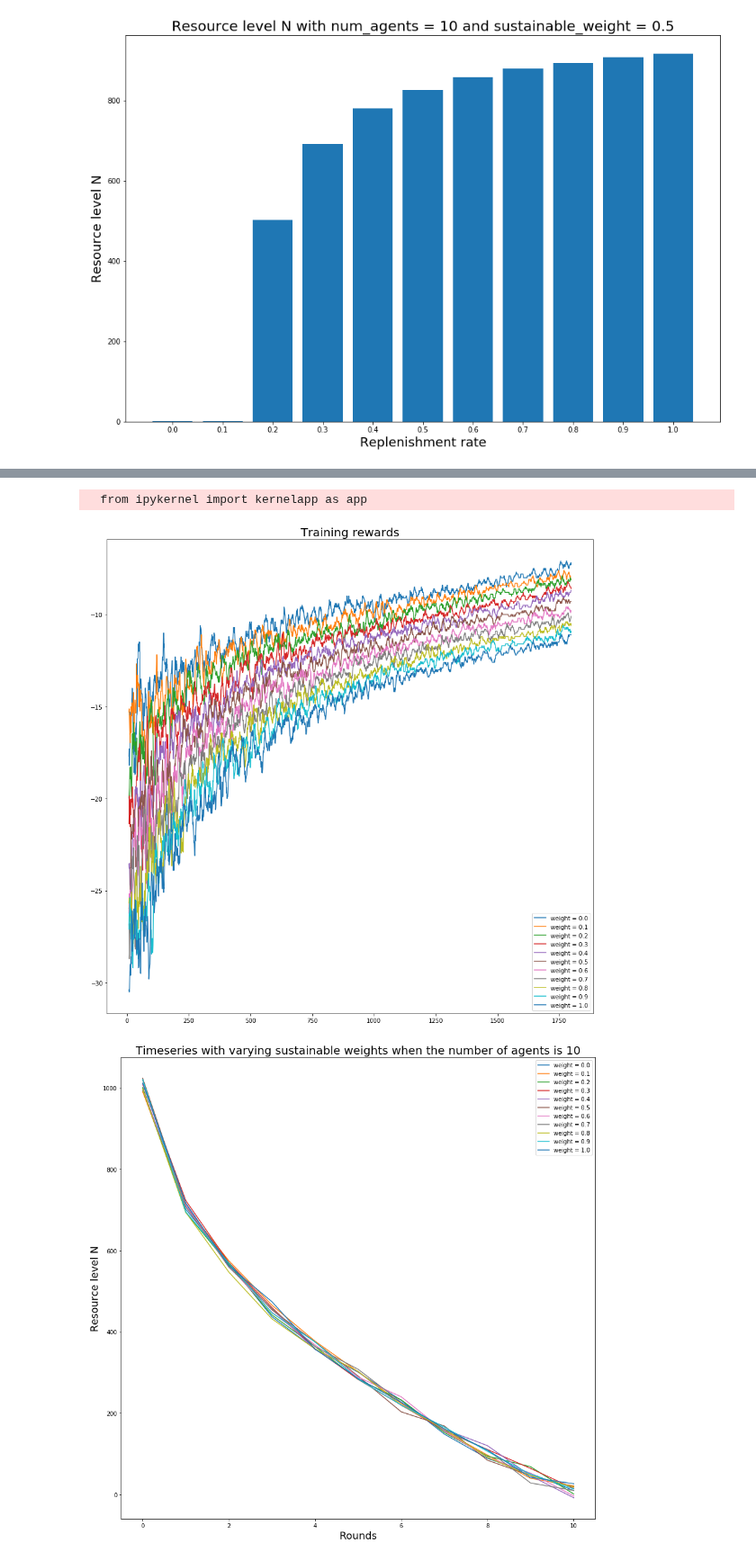
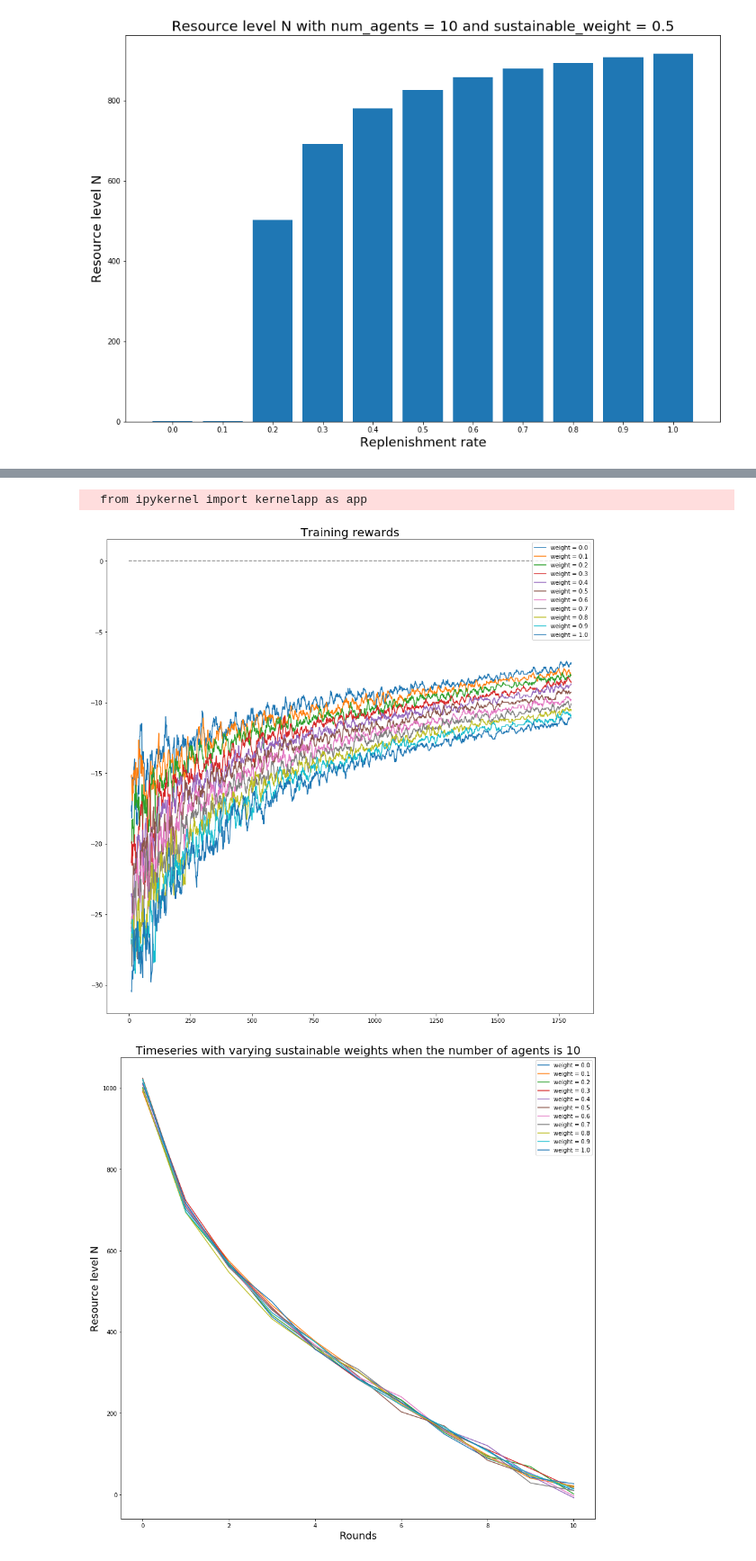
Before and after one commit to zhouker94/Multi-Agent-DRL, a Jupyter notebook: analysis.ipynb, the cells around one changed output, grey strips where cells are left out. Shown at 90% size. Cells and saved outputs as stored; diff of their text form; code cells hidden in the pictures.

Commit message:
finished ddpg

```diff
--- a/analysis.ipynb
+++ b/analysis.ipynb
@@ -161,6 +161,8 @@ for dir_name in model_list:
         plt.plot(df)
         legends.append('weight = ' + dir_name.split('_')[1])
 
+x = np.linspace(0.1, 2*np.pi, 10)
+plt.hlines(0, 0, 600, linestyle = "dashed", color='grey')
 plt.title("DDPG: average rewards over training", fontsize=20)
 plt.legend(legends)
 plt.show()
@@ -168,0 +194,28 @@ plt.show()
+# %%
+log_dir = "log/agent_model/"
+model_list = sorted(os.listdir(log_dir))
+
+df = pd.DataFrame(index=["agent_" + str(i) for i in range(10)])
+
+for dir_name in model_list:
+    if dir_name.split('_')[2] == '10':
+        weight = dir_name.split('_')[1]
+
+        file_name = log_dir + dir_name + '/' + 'ddpg_test_assets.txt'
+        ast = pd.read_csv(file_name, header=None)
+        ast.columns = [weight]
+        ast.index = ["agent_" + str(i) for i in range(10)]
+        df[weight] = ast[weight]
+
+X_plot = np.linspace(0.0, 1.0, 11)
+Y_plot = np.arange(1, 11)
+X_plot,Y_plot = np.meshgrid(X_plot,Y_plot)
+Z_plot = df
+fig=plt.figure(figsize=(20,15))
+ax = fig.gca(projection='3d')
+ax.set_ylabel('Agents', fontsize=18)
+ax.set_xlabel('Sustainable weight', fontsize=18)
+ax.set_zlabel('Asset Level', fontsize=18)
+surf = ax.plot_surface(X_plot, Y_plot, Z_plot, rstride=1,cstride=1,cmap=cm.coolwarm,alpha=0.7)
+fig.colorbar(surf, shrink=0.5, aspect=5)
+plt.show()
@@ -168,0 +235,11 @@ plt.show()
+# %%
+re_level = np.zeros((11, 10), dtype=int)
+
+for index1, weight in enumerate(np.linspace(0.0, 1.0, 11)):
+    for index2, n in enumerate(range(1, 11)):
+        # print("{0:.1f}".format(weight), str(n))
+        re_level[index1][index2] = int(results_dict["{0:.1f}".format(weight)][str(n)])
+
+
+df = pd.DataFrame(data=re_level, index=np.linspace(0.0, 1.0, 11,dtype=np.float64), columns=range(1, 11))
+df.index = df.index.map(lambda x:"{0:.1f}".format(x))
@@ -169,28 +258,29 @@ plt.show()
 # %%
 log_dir = "log/agent_model/"
 model_list = sorted(os.listdir(log_dir))
 
 fig = plt.figure(num=None, figsize=(15, 15))
 
 legends = []
 for dir_name in model_list:
     if dir_name.split('_')[2] == '10':
         file_name = log_dir + dir_name + '/' + 'dqn_avg_score.txt'
         try:
             df = pd.read_csv(file_name, header=None)
         except:
             break
         df.columns = ["r"]
         df = pd.rolling_mean(df, 10)
         plt.plot(df)
         legends.append('weight = ' + dir_name.split('_')[1])
 
 plt.title("Training rewards", fontsize=20)
 plt.legend(legends)
+plt.hlines(0, 0, 1750, linestyle = "dashed", color='grey')
 plt.show()
 # %% [output]
   from ipykernel import kernelapp as app
-[figure, old version]
+[figure, new version]
 # %%
 log_dir = "log/agent_model/"
 model_list = sorted(os.listdir(log_dir))
```
Also changed, not shown: parts of 5 cells of this notebook, 2 other files.
